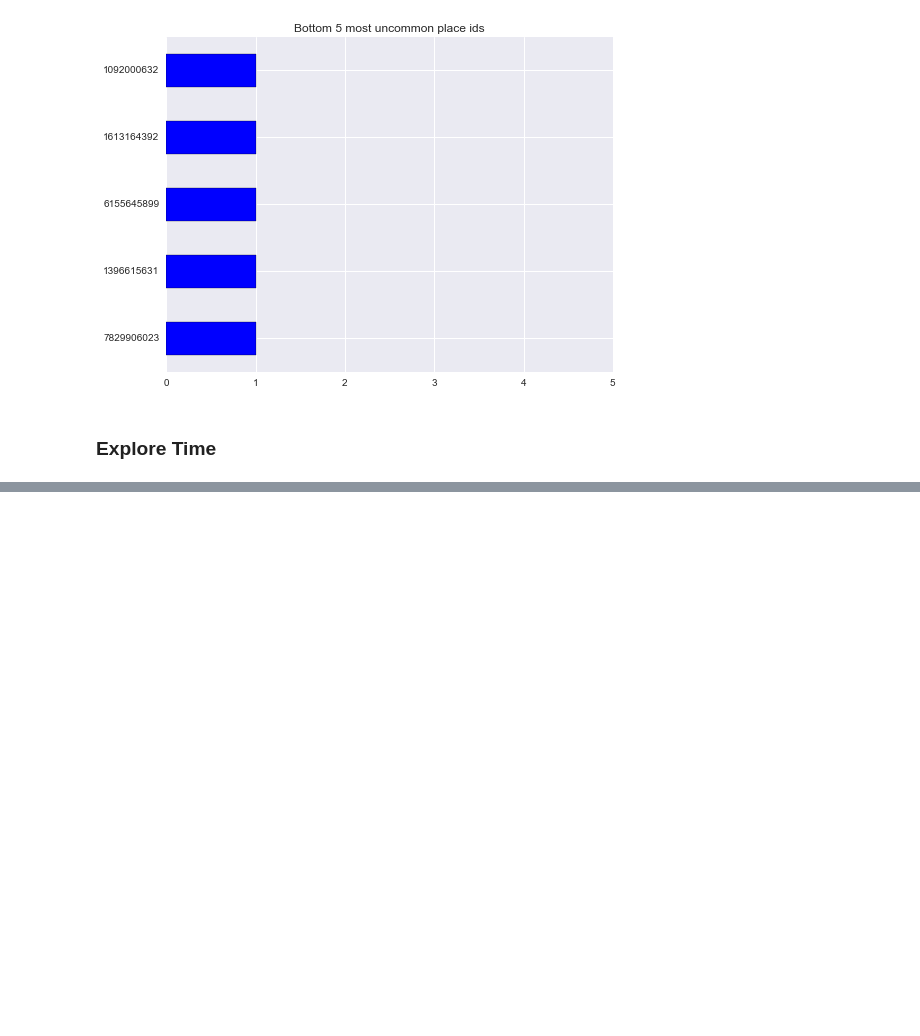
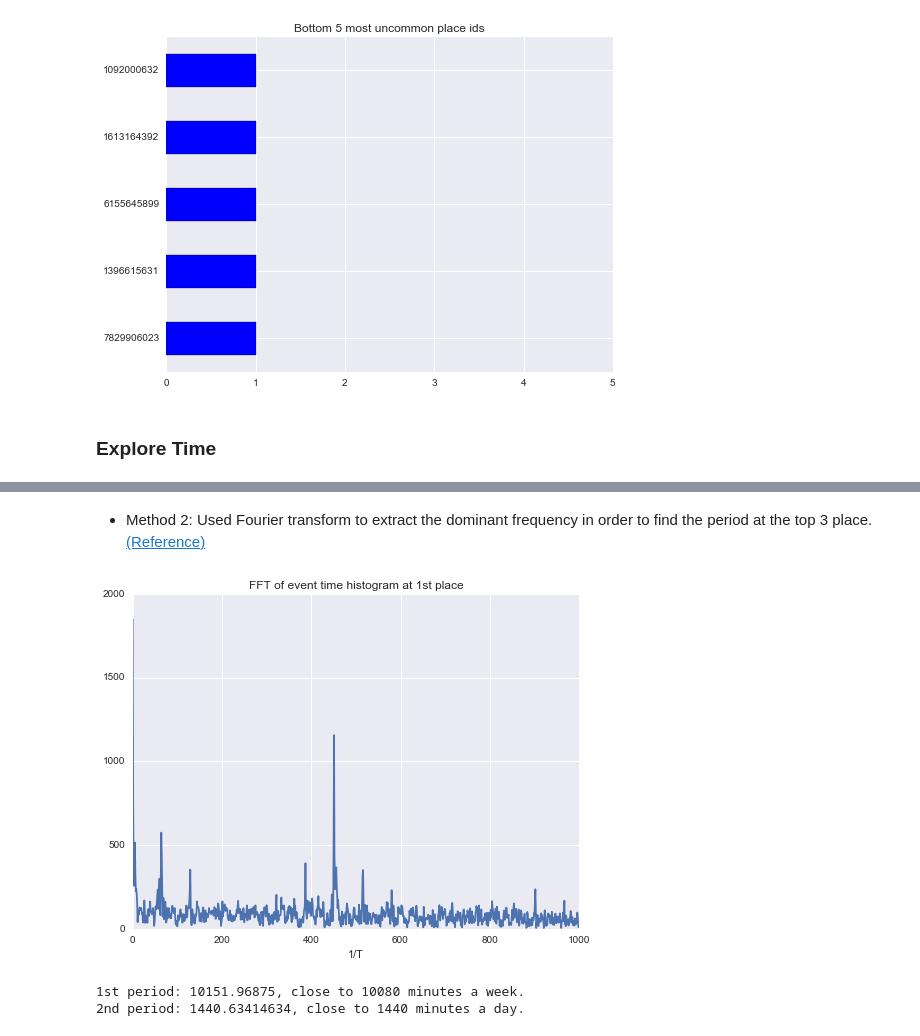
Before and after one commit to YungChunLu/MLND.Project5, a Jupyter notebook: Developing.ipynb, the cells around one changed output, grey strips where cells are left out. Drawn from its saved outputs; the diff is of its cells as text; code cells hidden in the pictures; blank space fills up the shorter version.

```diff
--- a/Developing.ipynb
+++ b/Developing.ipynb
@@ -111,0 +135,21 @@ time.hist(bins=50)
+# %% [markdown]
+* Method 2: Used Fourier transform to extract the dominant frequency in order to find the period at the top 3 place. [(Reference)](https://www.kaggle.com/leonlu/facebook-v-predicting-check-ins/another-way-to-know-the-time-definition/comments)
+# %%
+# Top 1 place : 8772469670
+time = df_train[df_train['place_id']==8772469670]['time']
+hist = np.histogram(time,5000)
+hist_fft = np.absolute(np.fft.fft(hist[0]))
+
+plt.plot(hist_fft)
+plt.xlim([0,1000])
+plt.title('FFT of event time histogram at 1st place')
+plt.xlabel('1/T')
+plt.grid(True)
+plt.show()
+
+print "1st period: {}, close to 10080 minutes a week.".format(time.max() / (hist_fft[2:200].argmax()+2.0))
+print "2nd period: {}, close to 1440 minutes a day.".format(time.max() / (hist_fft[400:600].argmax()+400.0))
+# %% [output]
+[figure, added]
+1st period: 10151.96875, close to 10080 minutes a week.
+2nd period: 1440.63414634, close to 1440 minutes a day.
```
Also changed, not shown: parts of 18 cells of this notebook.
